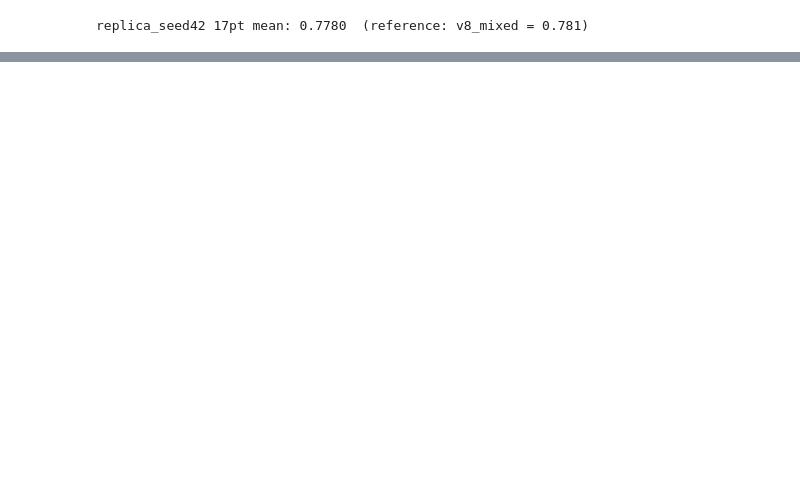
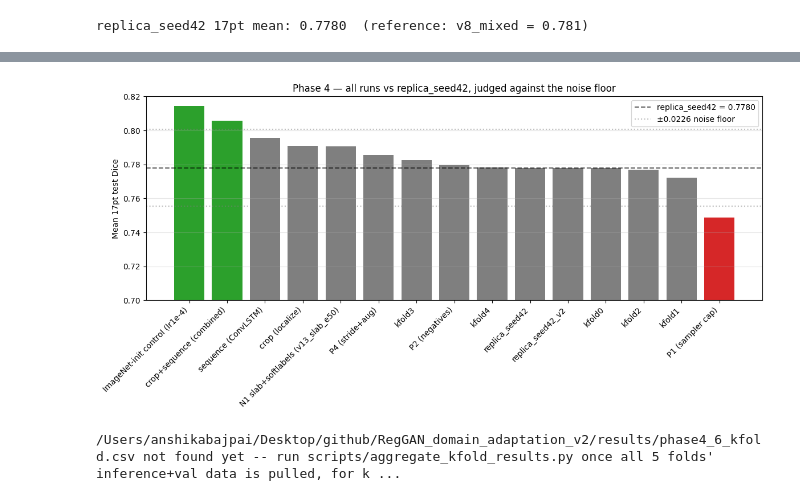
Before and after one commit to anshikabajpai23/RegGAN_domain_adaptation_v2, a Jupyter notebook: notebooks/analysis_phase4_17patients.ipynb, the cells around one changed output, grey strips where cells are left out. Saved outputs shown, nothing was run; the diff lists cells and outputs as text; code cells hidden in the pictures; blank space fills up the shorter version.

```diff
--- a/notebooks/analysis_phase4_17patients.ipynb
+++ b/notebooks/analysis_phase4_17patients.ipynb
@@ -265,0 +459,22 @@ Differences vs the replica smaller than this are not distinguishable from chance
+# %%
+NOISE_FLOOR = 0.0226
+baseline_label = "replica_seed42"
+
+rank_rows = []
+for label in RUNS_INFO:
+    if label not in means.index or np.isnan(means[label]):
+        continue
+    delta = means[label] - means[baseline_label]
+    rank_rows.append({
+        "run": label,
+        "test_17pt_mean": round(means[label], 4),
+        "delta_vs_replica": round(delta, 4),
+        "above_noise_floor": abs(delta) > NOISE_FLOOR,
+        "direction": ("real gain" if delta > NOISE_FLOOR else
+                      "real loss" if delta < -NOISE_FLOOR else
+                      "noise / no effect"),
+    })
+
+rank_df = pd.DataFrame(rank_rows).sort_values("test_17pt_mean", ascending=False).reset_index(drop=True)
+print(f"Baseline: {baseline_label} = {means[baseline_label]:.4f}   |   noise floor = ±{NOISE_FLOOR}")
+rank_df
@@ -265,0 +499,25 @@ Differences vs the replica smaller than this are not distinguishable from chance
+# %%
+fig, ax = plt.subplots(figsize=(12, 6))
+colors = {"real gain": "tab:green", "real loss": "tab:red", "noise / no effect": "tab:gray"}
+bar_colors = [colors[d] for d in rank_df["direction"]]
+ax.bar(rank_df["run"], rank_df["test_17pt_mean"], color=bar_colors)
+ax.axhline(means[baseline_label], linestyle="--", color="black", alpha=0.6, label=f"{baseline_label} = {means[baseline_label]:.4f}")
+ax.axhline(means[baseline_label] + NOISE_FLOOR, linestyle=":", color="gray", alpha=0.5)
+ax.axhline(means[baseline_label] - NOISE_FLOOR, linestyle=":", color="gray", alpha=0.5, label=f"±{NOISE_FLOOR} noise floor")
+ax.set_ylabel("Mean 17pt test Dice")
+ax.set_ylim(0.7, 0.82)
+ax.set_title("Phase 4 — all runs vs replica_seed42, judged against the noise floor")
+ax.set_xticklabels(rank_df["run"], rotation=45, ha="right")
+ax.legend()
+ax.grid(axis="y", alpha=0.3)
+plt.tight_layout(); plt.show()
+
+if os.path.exists(f"{RES}/phase4_6_kfold.csv"):
+    print("\nk-fold's real per-patient CV result (separate from the ranking above):")
+    print(pd.read_csv(f"{RES}/phase4_6_kfold.csv"))
+else:
+    print(f"\n{RES}/phase4_6_kfold.csv not found yet -- run scripts/aggregate_kfold_results.py "
+          f"once all 5 folds' inference+val data is pulled, for k-fold's real per-patient CI question.")
+# %% [output]
+[figure, added]
+/Users/anshikabajpai/Desktop/github/RegGAN_domain_adaptation_v2/results/phase4_6_kfold.csv not found yet -- run scripts/aggregate_kfold_results.py once all 5 folds' inference+val data is pulled, for k ...
```
Also changed, not shown: parts of 14 cells of this notebook, 5 other files.
